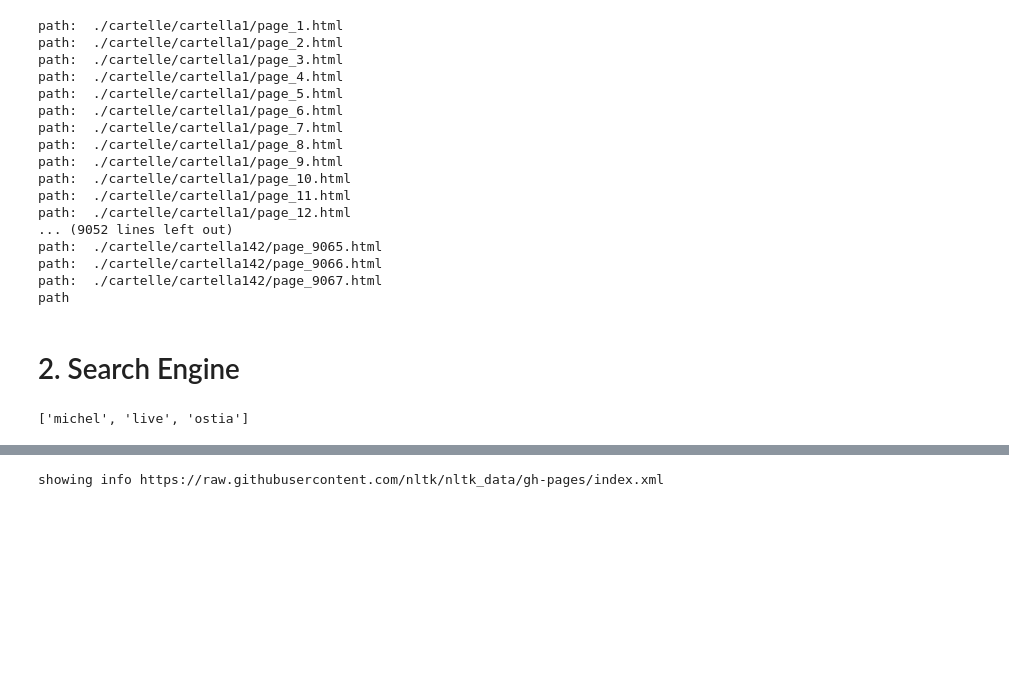
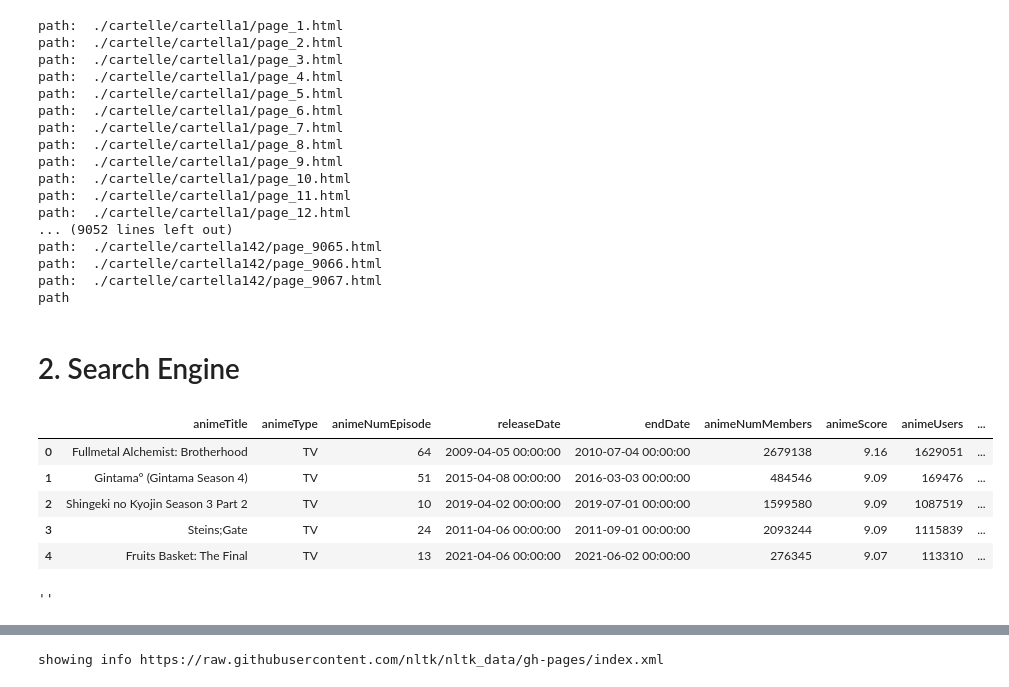
Before and after one commit to michele1783/ADM-HW3, a Jupyter notebook: Homework.ipynb, the cells around one changed output, grey strips where cells are left out. Drawn from its saved outputs; the diff is of its cells as text; code cells hidden in the pictures; blank space fills up the shorter version.

```diff
--- a/Homework.ipynb
+++ b/Homework.ipynb
@@ -318,4 +303,12 @@ a = "I'm Michele, and I live in Ostia"
-# %%
-clean_text(a)
-# %% [output]
-['michel', 'live', 'ostia']
+# %%
+import pandas as pd
+
+data = pd.read_csv('dataset.tsv', sep='\t')
+data.head()
+# %% [output]
+|  | animeTitle | animeType | animeNumEpisode | releaseDate | endDate | animeNumMembers | animeScore | animeUsers | ... |
+| 0 | Fullmetal Alchemist: Brotherhood | TV | 64 | 2009-04-05 00:00:00 | 2010-07-04 00:00:00 | 2679138 | 9.16 | 1629051 | ... |
+| 1 | Gintama° (Gintama Season 4) | TV | 51 | 2015-04-08 00:00:00 | 2016-03-03 00:00:00 | 484546 | 9.09 | 169476 | ... |
+| 2 | Shingeki no Kyojin Season 3 Part 2 | TV | 10 | 2019-04-02 00:00:00 | 2019-07-01 00:00:00 | 1599580 | 9.09 | 1087519 | ... |
+| 3 | Steins;Gate | TV | 24 | 2011-04-06 00:00:00 | 2011-09-01 00:00:00 | 2093244 | 9.09 | 1115839 | ... |
+| 4 | Fruits Basket: The Final | TV | 13 | 2021-04-06 00:00:00 | 2021-06-02 00:00:00 | 276345 | 9.07 | 113310 | ... |
@@ -321,0 +332,4 @@ clean_text(a)
+# %%
+cleaner("After")
+# %% [output]
+''
```
Also changed, not shown: parts of 44 cells of this notebook.
